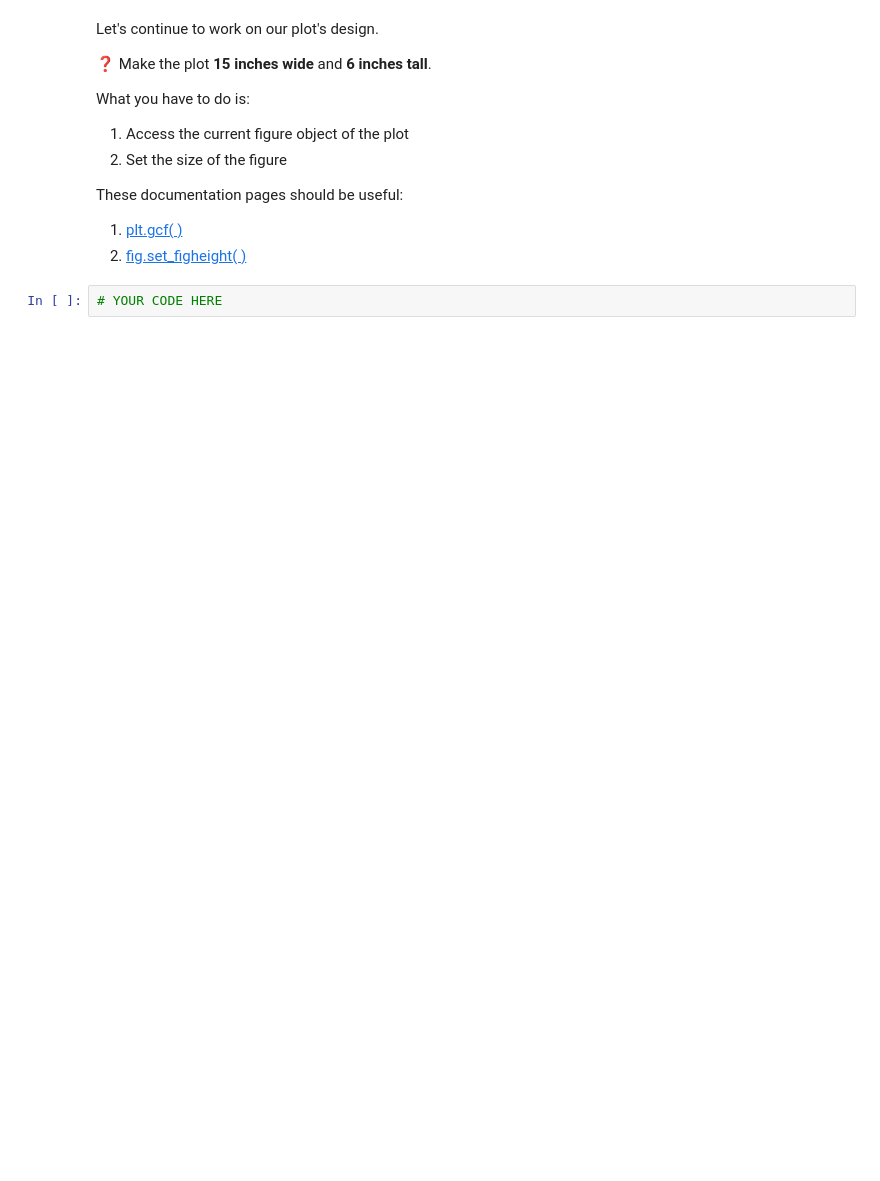
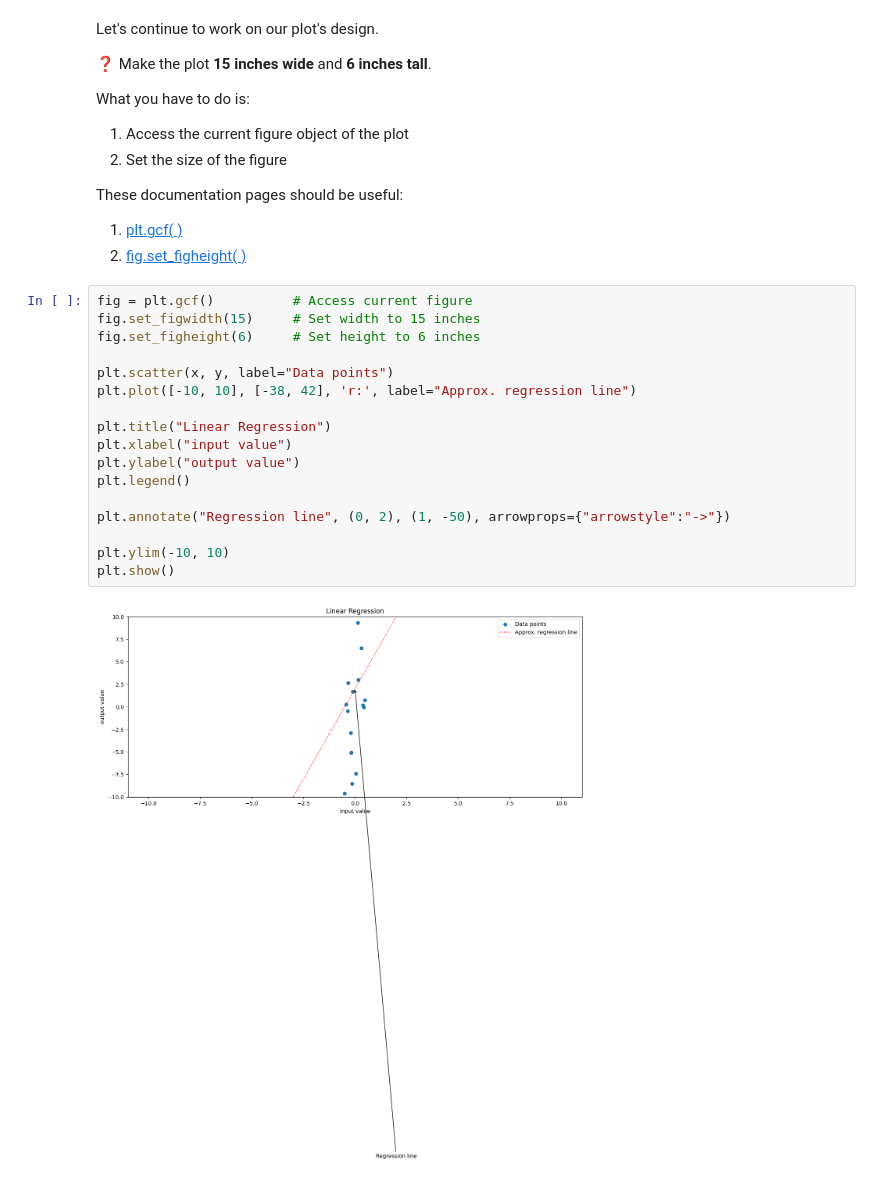
Before and after one commit to RaheilOt/data-matplotlib-basics, a Jupyter notebook: ex02.ipynb, the cells around one changed output. Drawn from its saved outputs; the diff is of its cells as text; blank space fills up the shorter version.

```diff
--- a/ex02.ipynb
+++ b/ex02.ipynb
@@ -182,5 +201,22 @@ What you have to do is:
 These documentation pages should be useful:
 1. [plt.gcf( )](https://matplotlib.org/stable/api/_as_gen/matplotlib.pyplot.gcf.html#matplotlib.pyplot.gcf)
 1. [fig.set_figheight( )](https://matplotlib.org/stable/api/figure_api.html?highlight=set_figheight#matplotlib.figure.Figure.set_figheight)
-# %%
-# YOUR CODE HERE
+# %%
+fig = plt.gcf()          # Access current figure
+fig.set_figwidth(15)     # Set width to 15 inches
+fig.set_figheight(6)     # Set height to 6 inches
+
+plt.scatter(x, y, label="Data points")
+plt.plot([-10, 10], [-38, 42], 'r:', label="Approx. regression line")
+
+plt.title("Linear Regression")
+plt.xlabel("input value")
+plt.ylabel("output value")
+plt.legend()
+
+plt.annotate("Regression line", (0, 2), (1, -50), arrowprops={"arrowstyle":"->"})
+
+plt.ylim(-10, 10)
+plt.show()
+# %% [output]
+[figure, added]
```
Also changed, not shown: parts of 4 cells of this notebook.
